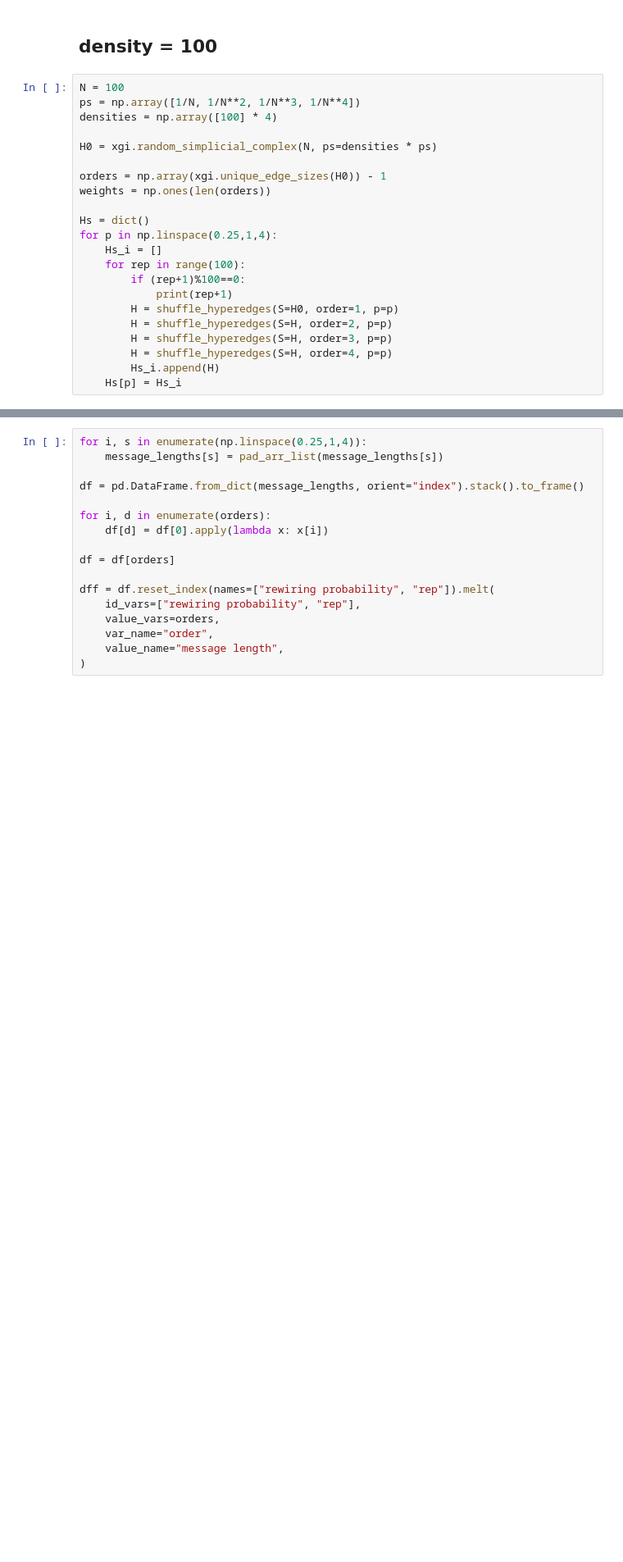
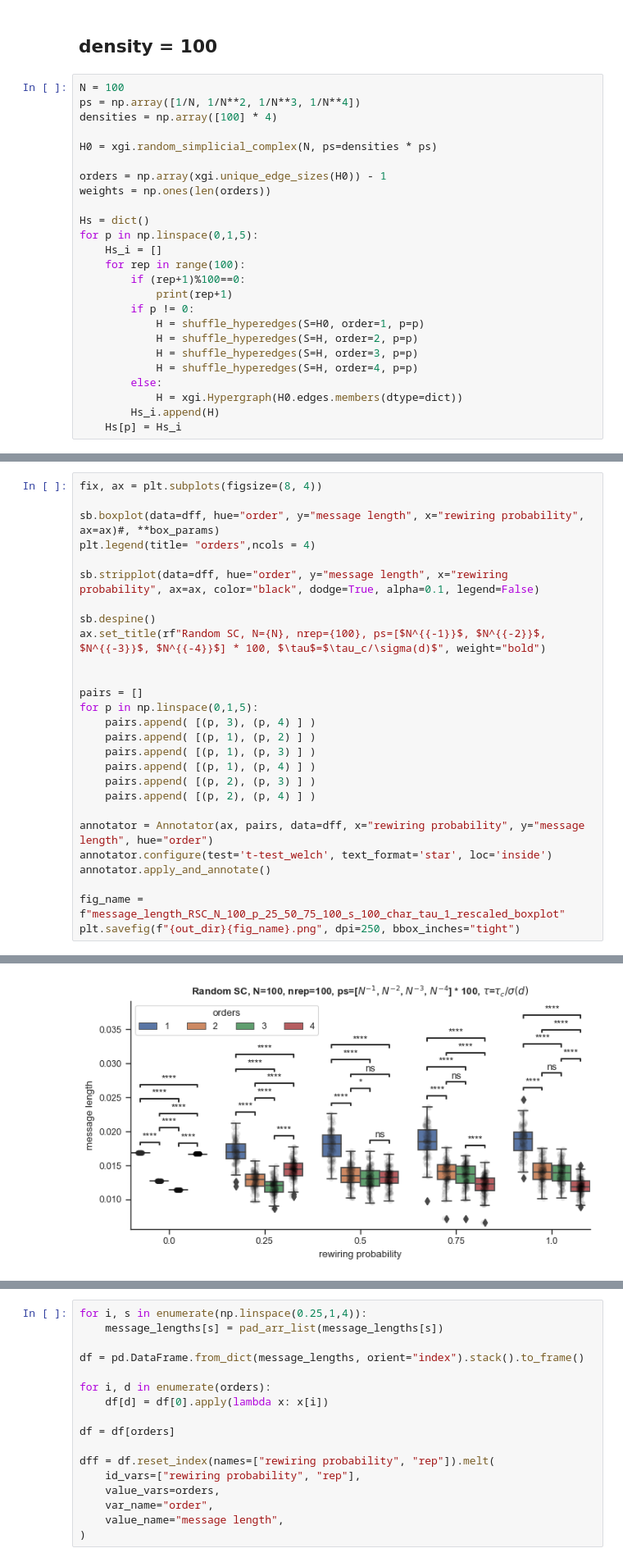
Before and after one commit to maximelucas/hypergraph_reducibility, a Jupyter notebook: notebooks/test_rescaling_RSC_luca.ipynb, the cells around one changed output, grey strips where cells are left out. Shown at 82% size. Saved outputs shown, nothing was run; the diff lists cells and outputs as text; blank space fills up the shorter version.

```diff
--- a/notebooks/test_rescaling_RSC_luca.ipynb
+++ b/notebooks/test_rescaling_RSC_luca.ipynb
@@ -1066,15 +1066,18 @@ orders = np.array(xgi.unique_edge_sizes(H0)) - 1
 weights = np.ones(len(orders))
 
 Hs = dict()
-for p in np.linspace(0.25,1,4):
+for p in np.linspace(0,1,5):
     Hs_i = []
     for rep in range(100):
         if (rep+1)%100==0:
             print(rep+1)
-        H = shuffle_hyperedges(S=H0, order=1, p=p)
-        H = shuffle_hyperedges(S=H, order=2, p=p)
-        H = shuffle_hyperedges(S=H, order=3, p=p)
-        H = shuffle_hyperedges(S=H, order=4, p=p)
+        if p != 0:
+            H = shuffle_hyperedges(S=H0, order=1, p=p)
+            H = shuffle_hyperedges(S=H, order=2, p=p)
+            H = shuffle_hyperedges(S=H, order=3, p=p)
+            H = shuffle_hyperedges(S=H, order=4, p=p)
+        else:
+            H = xgi.Hypergraph(H0.edges.members(dtype=dict))
         Hs_i.append(H)
     Hs[p] = Hs_i
 # %% [output]
@@ -1129,3 +1131,31 @@ dff = df.reset_index(names=["rewiring probability", "rep"]).melt(
     var_name="order",
     value_name="message length",
 )
+# %%
+fix, ax = plt.subplots(figsize=(8, 4))
+
+sb.boxplot(data=dff, hue="order", y="message length", x="rewiring probability", ax=ax)#, **box_params)
+plt.legend(title= "orders",ncols = 4)
+
+sb.stripplot(data=dff, hue="order", y="message length", x="rewiring probability", ax=ax, color="black", dodge=True, alpha=0.1, legend=False)
+
+sb.despine()
+ax.set_title(rf"Random SC, N={N}, nrep={100}, ps=[$N^{{-1}}$, $N^{{-2}}$, $N^{{-3}}$, $N^{{-4}}$] * 100, $\tau$=$\tau_c/\sigma(d)$", weight="bold")
+
+
+pairs = []
+for p in np.linspace(0,1,5):
+    pairs.append( [(p, 3), (p, 4) ] )
+    pairs.append( [(p, 1), (p, 2) ] )
+    pairs.append( [(p, 1), (p, 3) ] )
+    pairs.append( [(p, 1), (p, 4) ] )
+    pairs.append( [(p, 2), (p, 3) ] )
+    pairs.append( [(p, 2), (p, 4) ] )
+
+annotator = Annotator(ax, pairs, data=dff, x="rewiring probability", y="message length", hue="order")
+annotator.configure(test='t-test_welch', text_format='star', loc='inside')
+annotator.apply_and_annotate()
+
+fig_name = f"message_length_RSC_N_100_p_25_50_75_100_s_100_char_tau_1_rescaled_boxplot"
+plt.savefig(f"{out_dir}{fig_name}.png", dpi=250, bbox_inches="tight")
+# %% [output]
@@ -1131,0 +1179 @@ dff = df.reset_index(names=["rewiring probability", "rep"]).melt(
+[figure, added]
```
Also changed, not shown: parts of 12 cells of this notebook, 2 other files.
